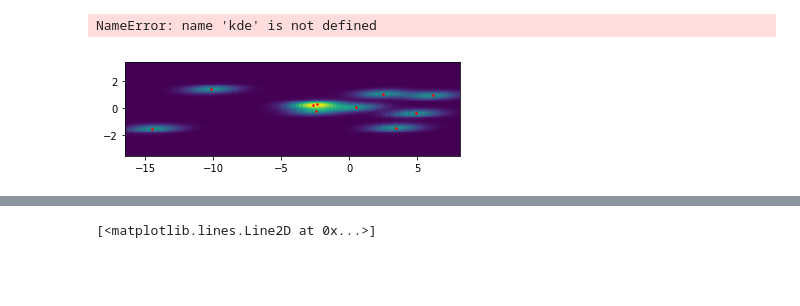
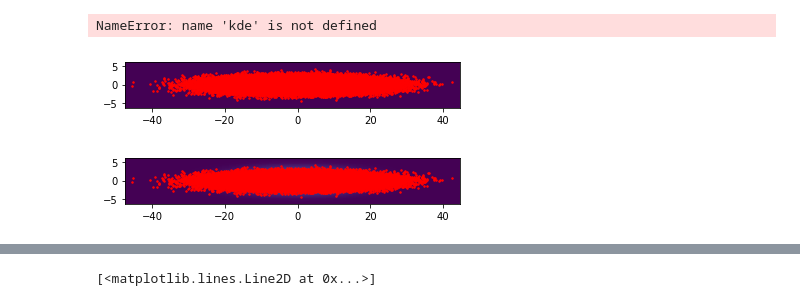
Before and after one commit to Seam8/SDB_Projects, a Jupyter notebook: ScriptsHorsChaine/ScatterDensity.ipynb, the cells around one changed output, grey strips where cells are left out. Saved outputs shown, nothing was run; the diff lists cells and outputs as text; code cells hidden in the pictures; blank space fills up the shorter version.

```diff
--- a/ScriptsHorsChaine/ScatterDensity.ipynb
+++ b/ScriptsHorsChaine/ScatterDensity.ipynb
@@ -13,31 +13,53 @@ NameError: name 'kde' is not defined
 # %%
 import matplotlib.pyplot as plt
 
 def Get_series(n):
     m1 = np.random.normal(size=n)*10
     m2 = np.random.normal(size=n)
     return m1, m2
 
 def Get_DensityMap(m1,m2, patch=2):
     ymax = m2.max()+patch
     xmin = m1.min()-patch
     xmax = m1.max()+patch
     ymin = m2.min()-patch
     X, Y = np.mgrid[xmin:xmax:100j, ymin:ymax:100j]
     positions = np.vstack([X.flatten(), Y.flatten()])
     values = np.vstack([m1, m2])
     kernel = stats.kde.gaussian_kde(values,0.2)
     return np.rot90(np.reshape(kernel(positions).T, X.shape)), [xmin, xmax, ymin, ymax]
 
-m1, m2 = Get_series(10)
+m1, m2 = Get_series(100000)
 Z , ext = Get_DensityMap(m1,m2)
 
 fig, ax = plt.subplots()
 ax.imshow(Z,extent=ext)
 ax.plot(m1, m2, 'r.', markersize=3)
 ax.set_xlim([ext[0], ext[1]])
 ax.set_ylim([ext[2], ext[3]])
 ax.set_aspect('equal')
 plt.show()
 # %% [output]
-[figure, old version]
+[figure, new version]
+# %%
+import statsmodels.api as sm
+patch=2
+ymax = m2.max()+patch
+xmin = m1.min()-patch
+xmax = m1.max()+patch
+ymin = m2.min()-patch
+X, Y = np.mgrid[xmin:xmax:100j, ymin:ymax:100j]
+
+ext = [xmin, xmax, ymin, ymax]
+
+import statsmodels.api as sm
+kde = sm.nonparametric.KDEMultivariate([m1, m2], var_type='cc', bw='normal_reference')
+kde = sm.nonparametric.KDEMultivariate([m1, m2], var_type='cc', bw=np.tile((kde.bw[0]),2))
+fig, ax = plt.subplots()
+ax.imshow(np.rot90(np.reshape(kde.pdf([X.flatten(), Y.flatten()]).T, X.shape)),extent=ext)
+ax.plot(m1, m2, 'r.', markersize=3)
+ax.set_xlim([ext[0], ext[1]])
+ax.set_ylim([ext[2], ext[3]])
+ax.set_aspect('equal')
+# %% [output]
+[figure, added]
```
Also changed, not shown: parts of 8 cells of this notebook, 1 other file.
